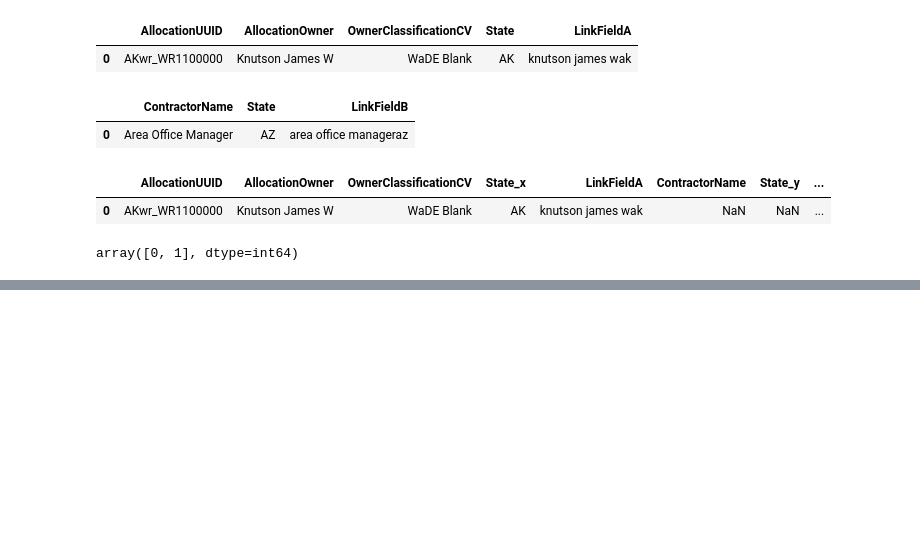
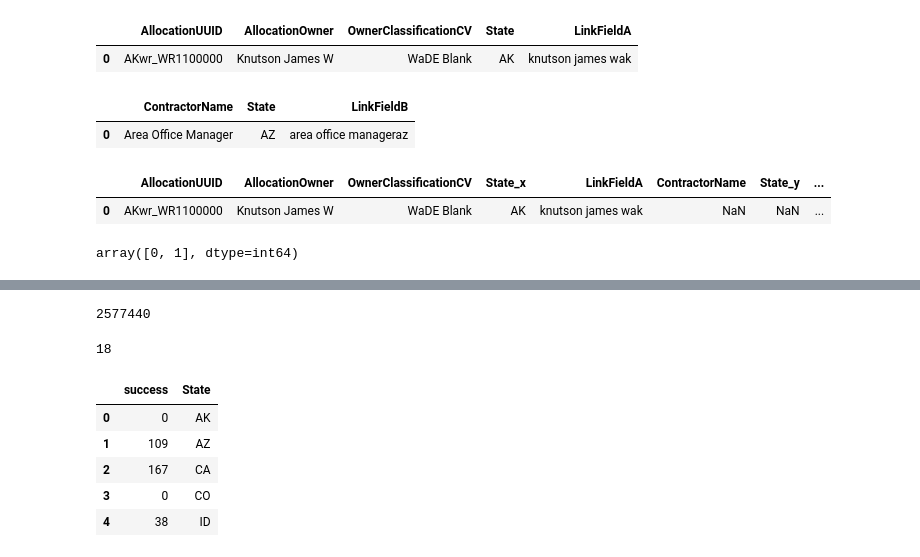
Before and after one commit to WSWCWaterDataExchange/WaDE-Side-Projects, a Jupyter notebook: 20230406 Bureau Contractors/Source1_WebScraping/s1_2JN_CheckAllocationOnwerVerusUSBRContractorName.ipynb, the cells around one changed output, grey strips where cells are left out. Saved outputs shown, nothing was run; the diff lists cells and outputs as text; code cells hidden in the pictures; blank space fills up the shorter version.

```diff
--- a/20230406 Bureau Contractors/Source1_WebScraping/s1_2JN_CheckAllocationOnwerVerusUSBRContractorName.ipynb
+++ b/20230406 Bureau Contractors/Source1_WebScraping/s1_2JN_CheckAllocationOnwerVerusUSBRContractorName.ipynb
@@ -264,8 +235,3 @@ df3['success'] = df3.apply(lambda row: checkSuccessFunc(row['LinkFieldA'], row['
 df3['success'].unique()
 # %% [output]
 array([0, 1], dtype=int64)
-# %%
-# drop records that are not success
-df3 = df3[df3['success'] == 1].reset_index(drop=True)
-print(len(df3))
-df3.head(1)
@@ -276,8 +237,0 @@ df3.head(1)
-# %%
-# make groupby dataframe of AllocationUUID
-df3 = df3.groupby('AllocationUUID').agg(lambda x: ','.join([str(elem) for elem in (list(set(x))) if elem != ""])).replace(np.nan, "").reset_index()
-# %%
-# Clean outputs to match other projects
-df3 = df3.drop(['State_y'], axis=1)
-df3 = df3.rename(columns={"State_x": "State"})
-df3.head(1)
@@ -306,0 +238,21 @@ fig.write_image('figures/result3.png', engine="kaleido")
+# %%
+df3 = df3.drop_duplicates(subset=['AllocationUUID'])
+print(len(df3))
+# %% [output]
+2577440
+# %%
+# get count (use agg and sum of state and contractor name)
+df3 = df3[['State_x', 'ContractorName', 'success']].reset_index(drop=True)
+df3 = df3.groupby(['State_x']).agg({'success': 'sum'})
+df3['State'] = df3.index
+df3 = df3.reset_index(drop=True)
+print(len(df3))
+df3.head()
+# %% [output]
+18
+|  | success | State |
+| 0 | 0 | AK |
+| 1 | 109 | AZ |
+| 2 | 167 | CA |
+| 3 | 0 | CO |
+| 4 | 38 | ID |
```
Also changed, not shown: parts of 17 cells of this notebook, 7 other files.
